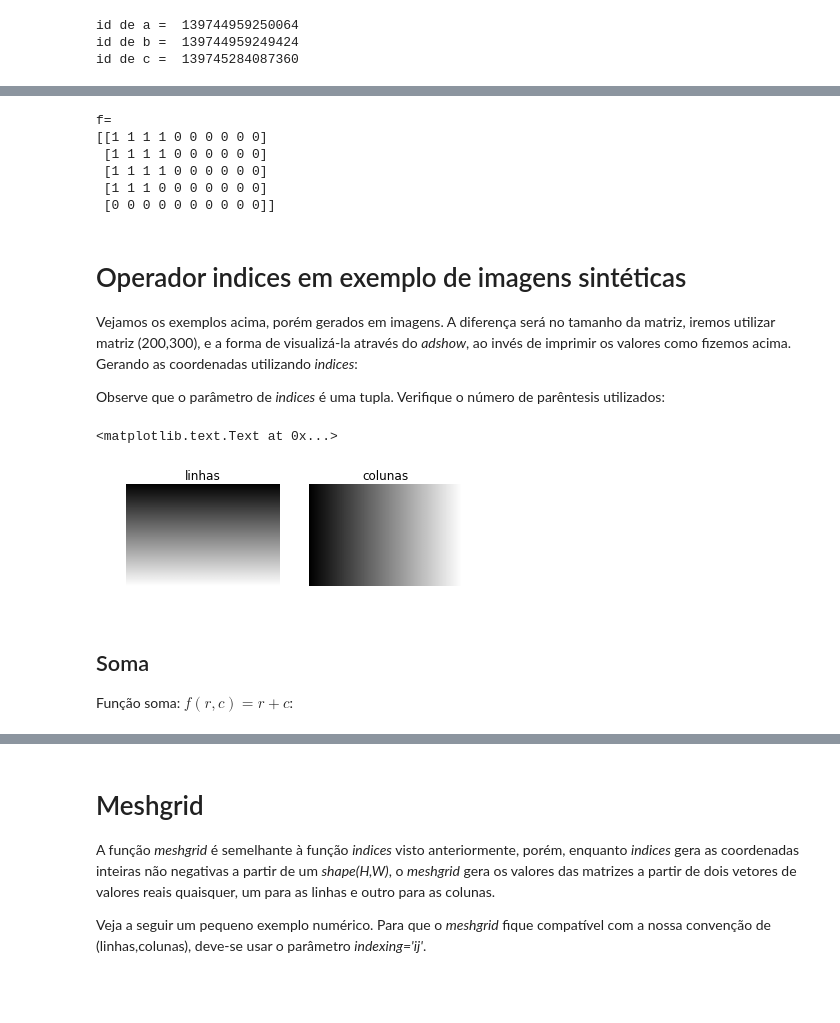
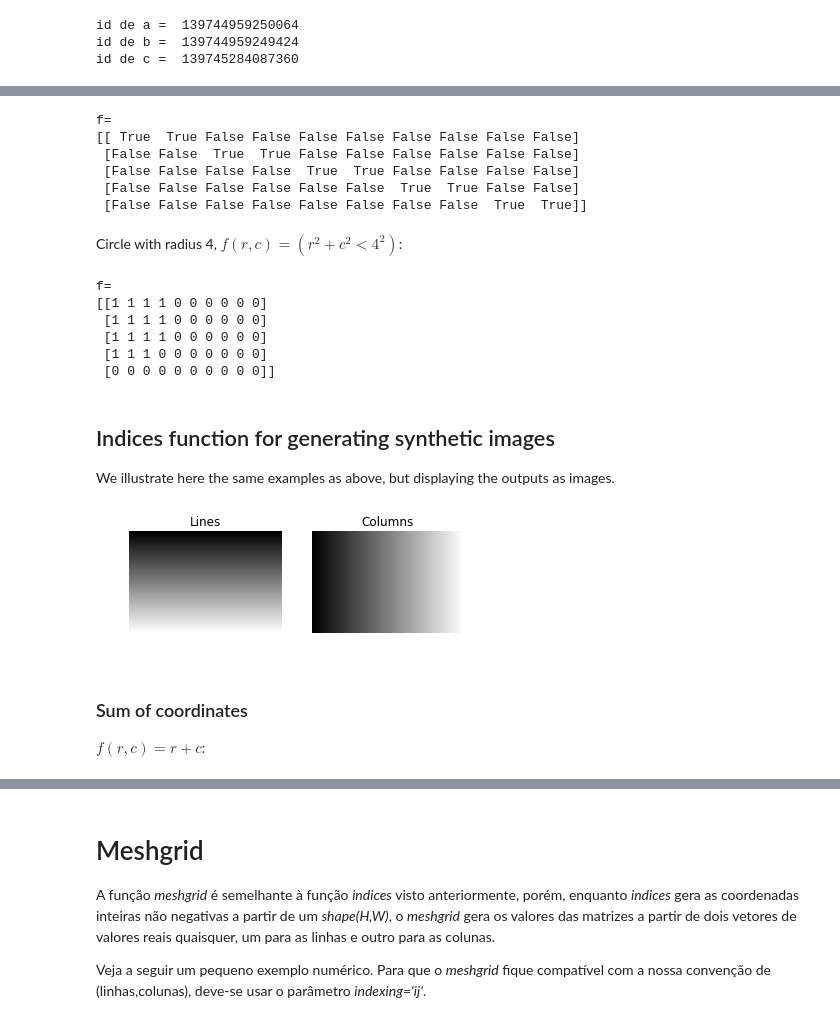
Before and after one commit to rmsouza01/ML101, a Jupyter notebook: JNotebooks/tutorial-numpy.ipynb, the cells around one changed output, grey strips where cells are left out. Drawn from its saved outputs; the diff is of its cells as text; code cells hidden in the pictures; blank space fills up the shorter version.

```diff
--- a/JNotebooks/tutorial-numpy.ipynb
+++ b/JNotebooks/tutorial-numpy.ipynb
@@ -734,3 +649,15 @@ Ou ainda a função do círculo de raio 4, com centro em (0,0) $f(r,c) = (r^2 +
+# %%
+f = (r == c//2)
+print'f=\n', f
+# %% [output]
+f=
+[[ True  True False False False False False False False False]
+ [False False  True  True False False False False False False]
+ [False False False False  True  True False False False False]
+ [False False False False False False  True  True False False]
+ [False False False False False False False False  True  True]]
+# %% [markdown]
+Circle with radius 4, $f(r,c) = (r^2 + c^2 < 4^2)$:
 # %%
 f = ((r**2 + c**2) < 4**2)
 print 'f=\n', f * 1
@@ -741,34 +668,30 @@ f=
  [1 1 1 1 0 0 0 0 0 0]
  [1 1 1 0 0 0 0 0 0 0]
  [0 0 0 0 0 0 0 0 0 0]]
-# %% [markdown]
-Operador indices em exemplo de imagens sintéticas
-=================================================
-
-Vejamos os exemplos acima, porém gerados em imagens. A diferença será no tamanho da matriz, iremos utilizar matriz (200,300), e
-a forma de visualizá-la através do *adshow*, ao invés de imprimir os valores como fizemos acima. Gerando as coordenadas utilizando *indices*:
-
-Observe que o parâmetro de *indices* é uma tupla. Verifique o número de parêntesis utilizados:
+# %% [markdown]
+## Indices function for generating synthetic images
+
+We illustrate here the same examples as above, but displaying the outputs as images.
 # %%
 # Diretiva para mostrar gráficos inline no notebook
 %matplotlib inline
 import matplotlib.pylab as plt
 r,c = np.indices( (200, 300) )
 plt.subplot(121)
 plt.imshow(r,cmap = 'gray')
-plt.title("linhas")
+plt.title("Lines")
 plt.axis('off')
 plt.subplot(122)
 plt.imshow(c,cmap = 'gray')
 plt.axis('off')
-plt.title("colunas")
+plt.title("Columns")
+plt.show()
 # %% [output]
-<matplotlib.text.Text at 0x...>
-[figure, old version]
+[figure, new version]
 # %% [markdown]
-Soma
-----
-Função soma: $f(r,c) = r + c$:
+### Sum of coordinates
+
+$f(r,c) = r + c$:
 # %%
 f = r + c
 plt.imshow(f,cmap = 'gray')
```
Also changed, not shown: parts of 61 cells of this notebook.
